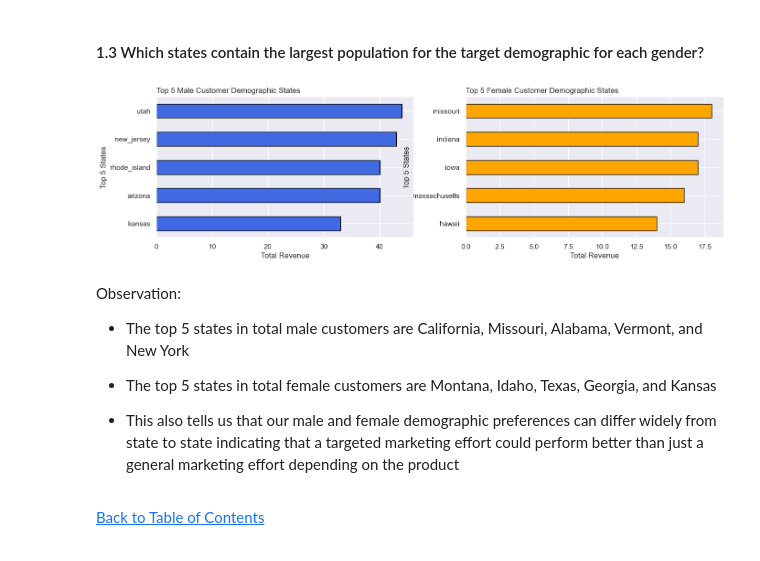
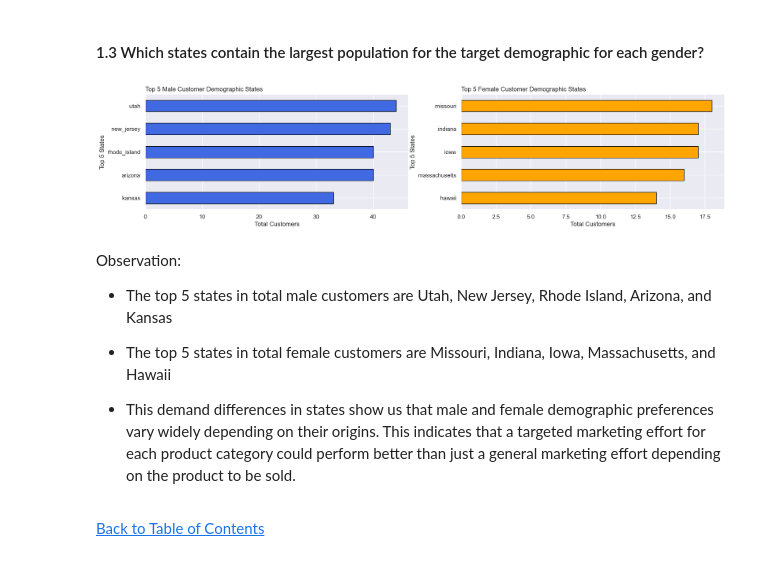
Before and after one commit to jasondo-da/shopping_behavior_analysis, a Jupyter notebook: shopping_behavior_analysis.ipynb, the cells around one changed output. Cells and saved outputs as stored; diff of their text form; code cells hidden in the pictures.

```diff
--- a/shopping_behavior_analysis.ipynb
+++ b/shopping_behavior_analysis.ipynb
@@ -225,7 +226,7 @@ df['sub_status'] = df['sub_status'].astype('category')
 
 df['shipping_type'] = df['shipping_type'].apply(clean_col)
 df['shipping_type'] = df['shipping_type'].astype('category')
-df['shipping_type'] = df['shipping_type'].replace('express', 'paid_shipping').replace('next day air', 'paid_shipping').replace('standard', 'paid_shipping').replace('2-day shipping', 'paid_shipping').replace('store pickup', 'free_shipping')
+df['shipping_type'] = df['shipping_type'].replace('express', 'paid_shipping').replace('next_day_air', 'paid_shipping').replace('standard', 'paid_shipping').replace('2-day_shipping', 'paid_shipping').replace('store_pickup', 'free_shipping')
 
 df['discount_applied'] = df['discount_applied'].apply(clean_col)
 df['discount_applied'] = df['discount_applied'].astype('category')
@@ -533,44 +534,44 @@ Observation:
 #### 1.3 Which states contain the largest population for the target demographic for each gender?
 # %%
 # Setting figure size
-plt.figure(figsize=(16, 4))
+plt.figure(figsize=(20, 4))
 
 # It is also important to find which states has the largest demographic of male and female customers
 # are from so we have the option to perform more targeted marketing since our male and female customers
 # are widely different in age and cultural preferences.
 # To find where are our male demographic are from we first filter the genders column to equale males
 # and then we group the dataset by location and total the sum generated for those locations.
 plt.subplot(1, 2, 1)
 df[df['gender'] == 'male'].groupby('location')['gender'].count().sort_values().head(5).plot(kind='barh',
                                                                                             color='royalblue',
                                                                                             edgecolor='black')
 plt.title('Top 5 Male Customer Demographic States',
           loc='left')
-plt.xlabel('Total Revenue')
+plt.xlabel('Total Customers')
 plt.ylabel('Top 5 States')
 
 # Now we are looking for the states with the largest groups of our female customers
 # To find where are our female demographic we filter the genders column to equal female
 # and then we group the dataset by location and total the sum generated for those locations.
 plt.subplot(1, 2, 2)
 df[df['gender'] == 'female'].groupby('location')['gender'].count().sort_values().head(5).plot(kind='barh',
                                                                                               color='orange',
                                                                                               edgecolor='black')
 plt.title('Top 5 Female Customer Demographic States',
           loc='left')
-plt.xlabel('Total Revenue')
+plt.xlabel('Total Customers')
 plt.ylabel('Top 5 States')
 plt.show()
 # %% [output]
-[figure, old version]
+[figure, new version]
 # %% [markdown]
 Observation:
 
--	The top 5 states in total male customers are California, Missouri, Alabama, Vermont, and New York
+-	The top 5 states in total male customers are Utah, New Jersey, Rhode Island, Arizona, and Kansas
 
-- The top 5 states in total female customers are Montana, Idaho, Texas, Georgia, and Kansas
+- The top 5 states in total female customers are Missouri, Indiana, Iowa, Massachusetts, and Hawaii
 
--	This also tells us that our male and female demographic preferences can differ widely from state to state indicating that a targeted marketing effort could perform better than just a general marketing effort depending on the product
+-	This demand differences in states show us that male and female demographic preferences vary widely depending on their origins. This indicates that a targeted marketing effort for each product category could perform better than just a general marketing effort depending on the product to be sold.
 # %% [markdown]
 [Back to Table of Contents](#back)
 # %% [markdown]
```
Also changed, not shown: parts of 31 cells of this notebook.
